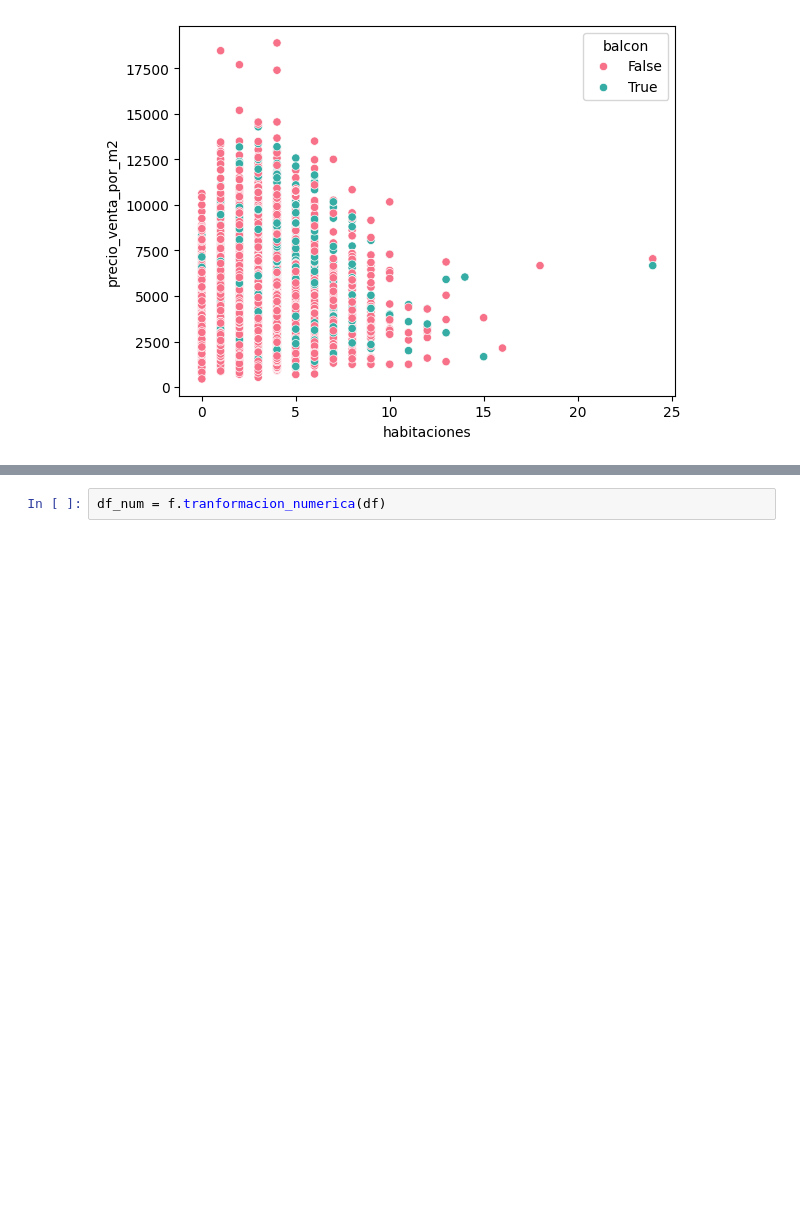
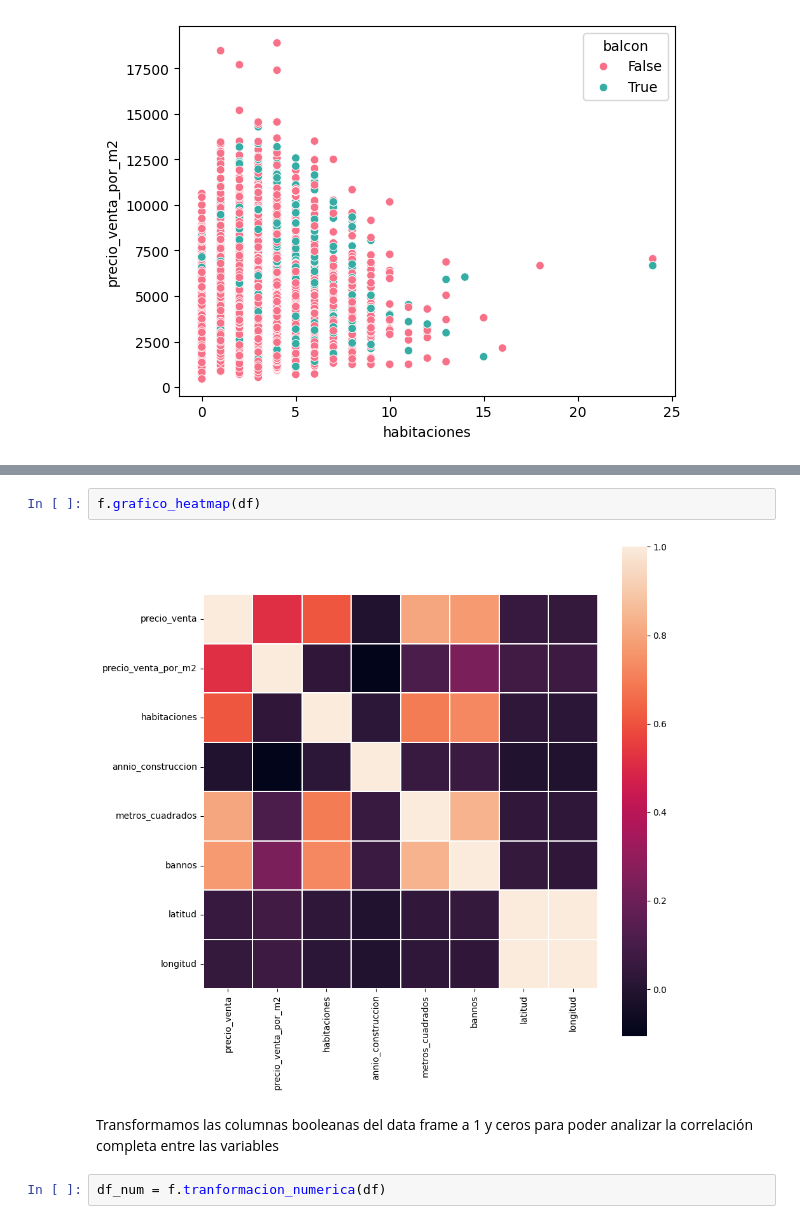
Before and after one commit to mariaortizz/EDA_Viviendas_Madrid, a Jupyter notebook: src/notebook.ipynb, the cells around one changed output, grey strips where cells are left out. Saved outputs shown, nothing was run; the diff lists cells and outputs as text; blank space fills up the shorter version.

```diff
--- a/src/notebook.ipynb
+++ b/src/notebook.ipynb
@@ -237,2 +249,8 @@ f.grafico_precio_var1_var2(df, 'habitaciones', 'balcon')
+# %%
+f.grafico_heatmap(df)
+# %% [output]
+[figure, added]
+# %% [markdown]
+Transformamos las columnas booleanas del data frame a 1 y ceros para poder analizar la correlación completa entre las variables
 # %%
 df_num = f.tranformacion_numerica(df)
```
Also changed, not shown: parts of 6 cells of this notebook, 1 other file.
